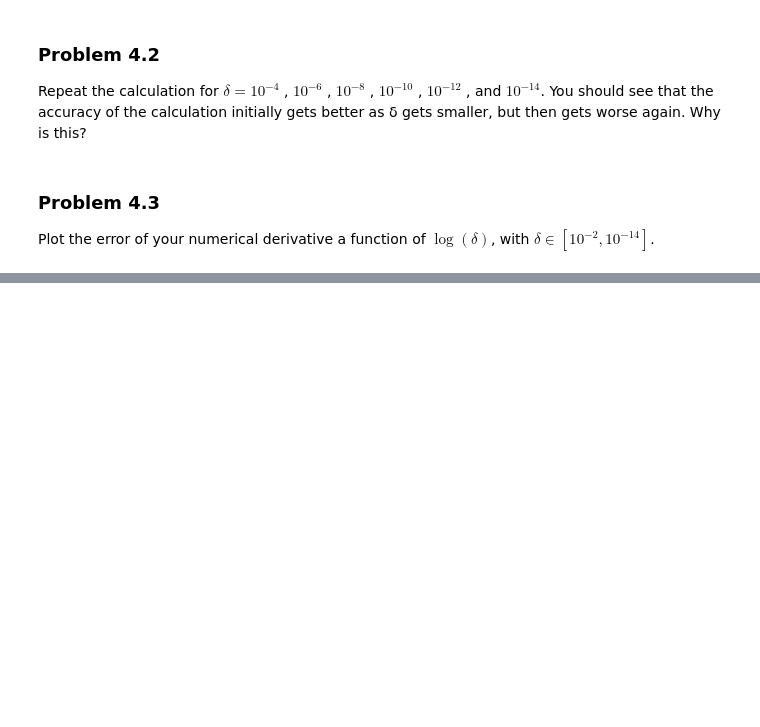
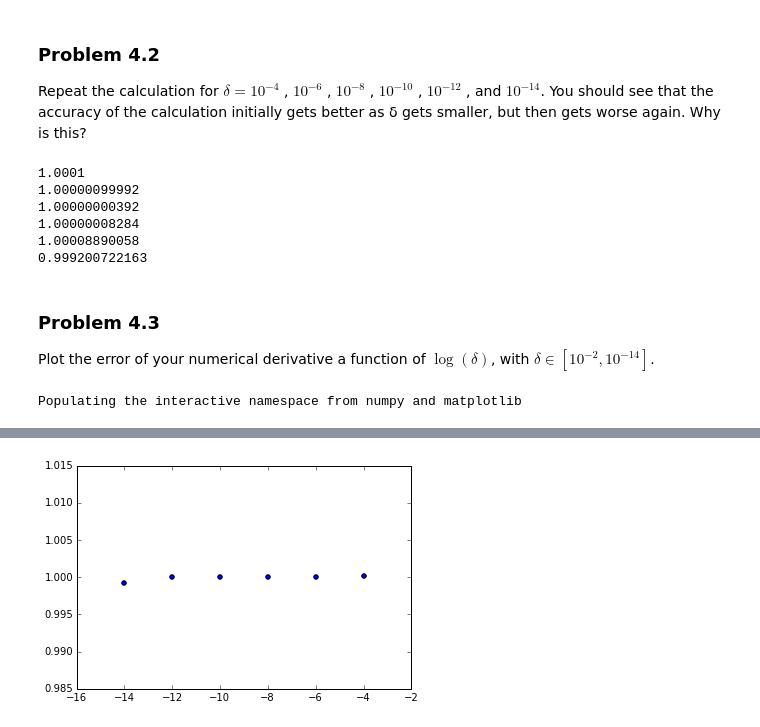
Before and after one commit to pcchen/NTHU10320PHYS290000, a Jupyter notebook: student/101022136/Homework3.ipynb, the cells around one changed output, grey strips where cells are left out. Cells and saved outputs as stored; diff of their text form; code cells hidden in the pictures; blank space fills up the shorter version.

```diff
--- a/student/101022136/Homework3.ipynb
+++ b/student/101022136/Homework3.ipynb
@@ -192,3 +255,23 @@ Repeat the calculation for $\delta = 10^{−4}$ , $10^{−6}$ , $10^{−8}$ , $1
+# %%
+def f(x):
+    a=x*(x-1)
+    return a
+def fi(f,x,d):
+    b=(f(x+d)-f(x))/d
+    return b
+print fi(f,1,10**-4)
+print fi(f,1,10**-6)
+print fi(f,1,10**-8)
+print fi(f,1,10**-10)
+print fi(f,1,10**-12)
+print fi(f,1,10**-14)
+# %% [output]
+1.0001
+1.00000099992
+1.00000000392
+1.00000008284
+1.00008890058
+0.999200722163
 # %% [markdown]
 ### Problem 4.3
 
@@ -197,0 +279,29 @@ Plot the error of your numerical derivative a function of $\log(\delta)$, with $
+# %%
+import math
+%pylab inline
+def f(x):
+    a=x*(x-1)
+    return a
+def fi(f,x,d):
+    b=(f(x+d)-f(x))/d
+    return b
+d=[]
+e=[]
+
+d.append( fi(f,1,10**-4))
+d.append( fi(f,1,10**-6))
+d.append( fi(f,1,10**-8))
+d.append( fi(f,1,10**-10))
+d.append( fi(f,1,10**-12))
+d.append( fi(f,1,10**-14))
+e.append( math.log10(10**-4))
+e.append( math.log10(10**-6))
+e.append( math.log10(10**-8))
+e.append( math.log10(10**-10))
+e.append( math.log10(10**-12))
+e.append( math.log10(10**-14))
+figure()
+scatter(e,d)
+show()
+# %% [output]
+Populating the interactive namespace from numpy and matplotlib
@@ -197,0 +310 @@ Plot the error of your numerical derivative a function of $\log(\delta)$, with $
+[figure, added]
```
Also changed, not shown: parts of 12 cells of this notebook.
